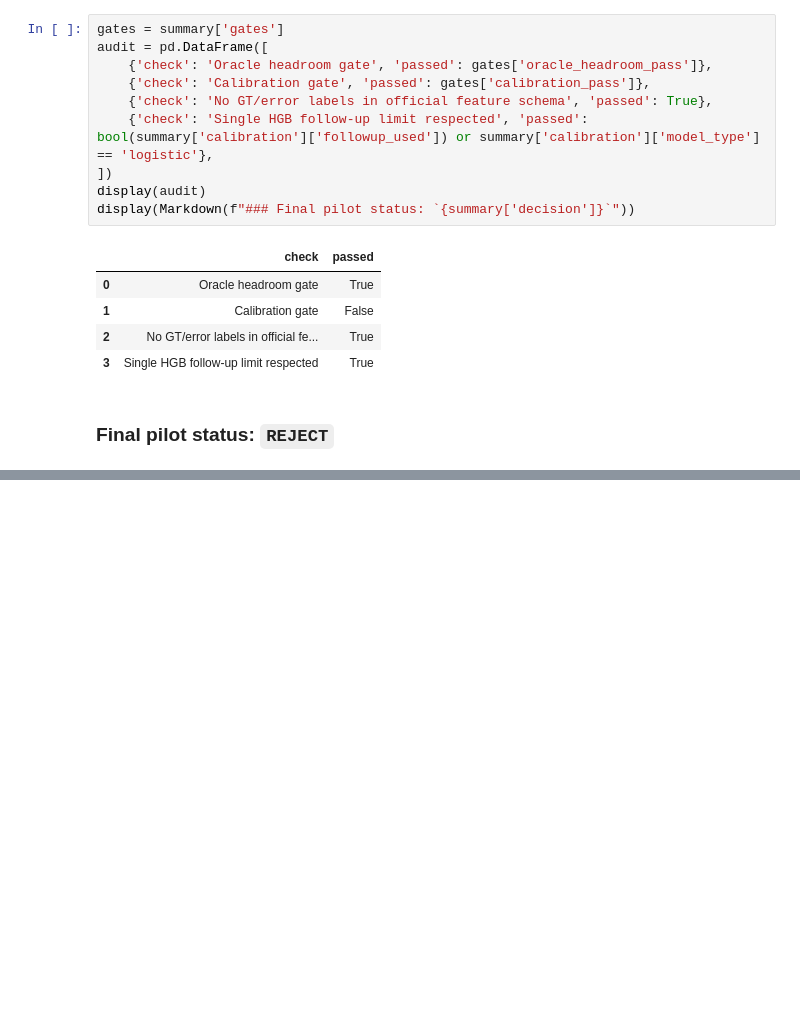
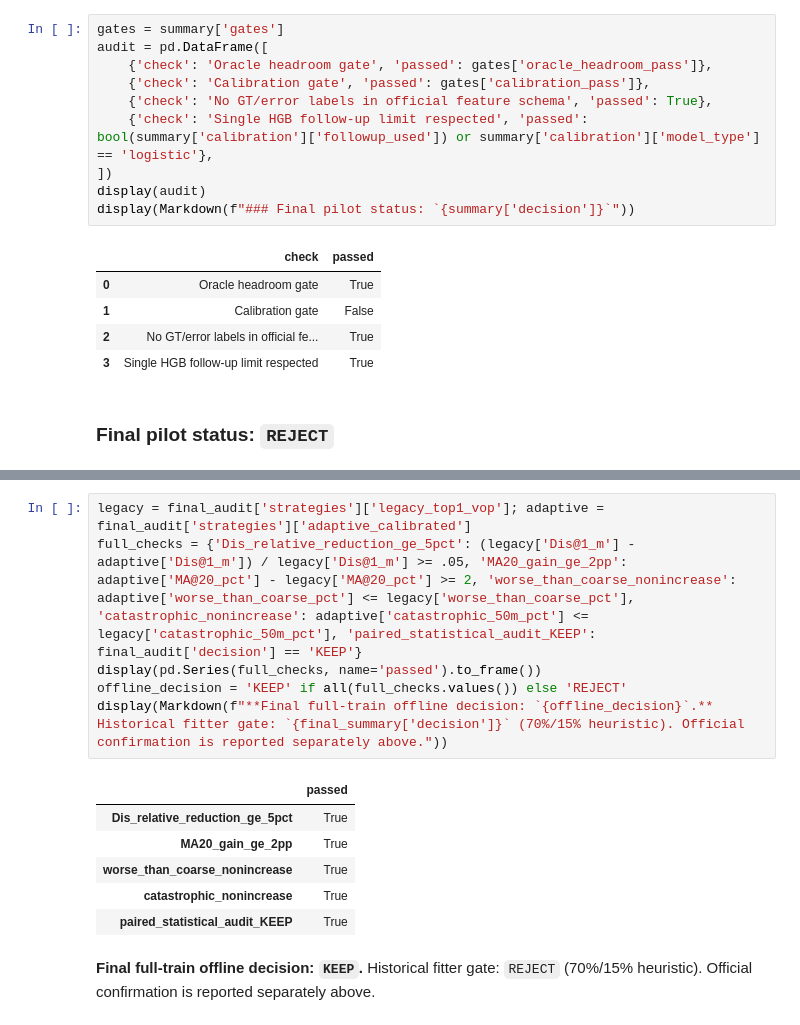
Before and after one commit to BUAA-Lcy/STL-UAV, a Jupyter notebook: Game4Loc/notebooks/gta_pose_likelihood_results.ipynb, the cells around one changed output, grey strips where cells are left out. Cells and saved outputs as stored; diff of their text form; blank space fills up the shorter version.

```diff
--- a/Game4Loc/notebooks/gta_pose_likelihood_results.ipynb
+++ b/Game4Loc/notebooks/gta_pose_likelihood_results.ipynb
@@ -203,0 +331,14 @@ display(Markdown(f"### Final pilot status: `{summary['decision']}`"))
+# %%
+legacy = final_audit['strategies']['legacy_top1_vop']; adaptive = final_audit['strategies']['adaptive_calibrated']
+full_checks = {'Dis_relative_reduction_ge_5pct': (legacy['Dis@1_m'] - adaptive['Dis@1_m']) / legacy['Dis@1_m'] >= .05, 'MA20_gain_ge_2pp': adaptive['MA@20_pct'] - legacy['MA@20_pct'] >= 2, 'worse_than_coarse_nonincrease': adaptive['worse_than_coarse_pct'] <= legacy['worse_than_coarse_pct'], 'catastrophic_nonincrease': adaptive['catastrophic_50m_pct'] <= legacy['catastrophic_50m_pct'], 'paired_statistical_audit_KEEP': final_audit['decision'] == 'KEEP'}
+display(pd.Series(full_checks, name='passed').to_frame())
+offline_decision = 'KEEP' if all(full_checks.values()) else 'REJECT'
+display(Markdown(f"**Final full-train offline decision: `{offline_decision}`.** Historical fitter gate: `{final_summary['decision']}` (70%/15% heuristic). Official confirmation is reported separately above."))
+# %% [output]
+|  | passed |
+| Dis_relative_reduction_ge_5pct | True |
+| MA20_gain_ge_2pp | True |
+| worse_than_coarse_nonincrease | True |
+| catastrophic_nonincrease | True |
+| paired_statistical_audit_KEEP | True |
+**Final full-train offline decision: `KEEP`.** Historical fitter gate: `REJECT` (70%/15% heuristic). Official confirmation is reported separately above.
```
Also changed, not shown: parts of 15 cells of this notebook, 6 other files.
